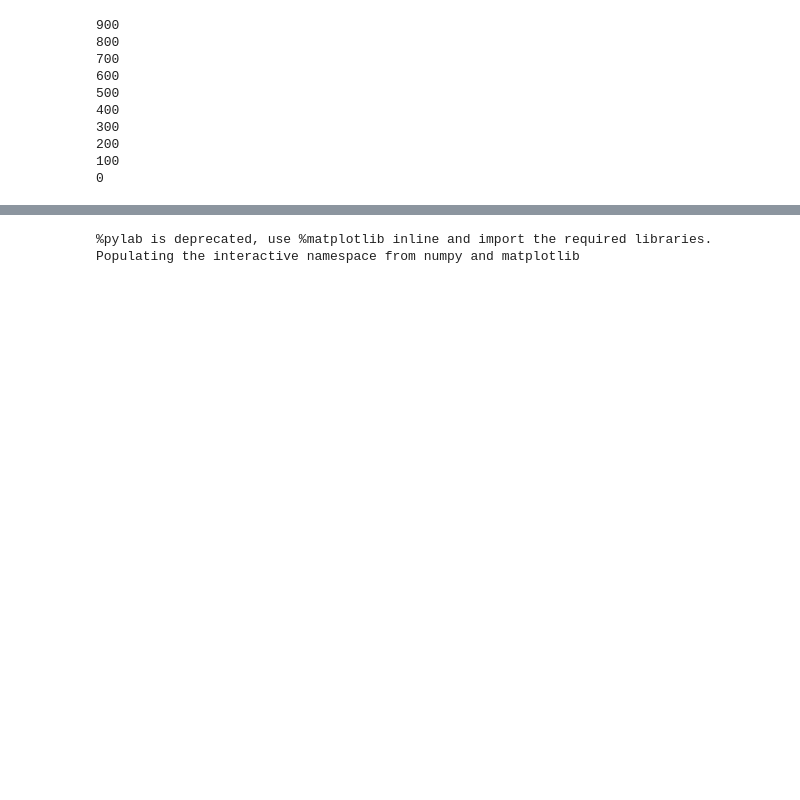
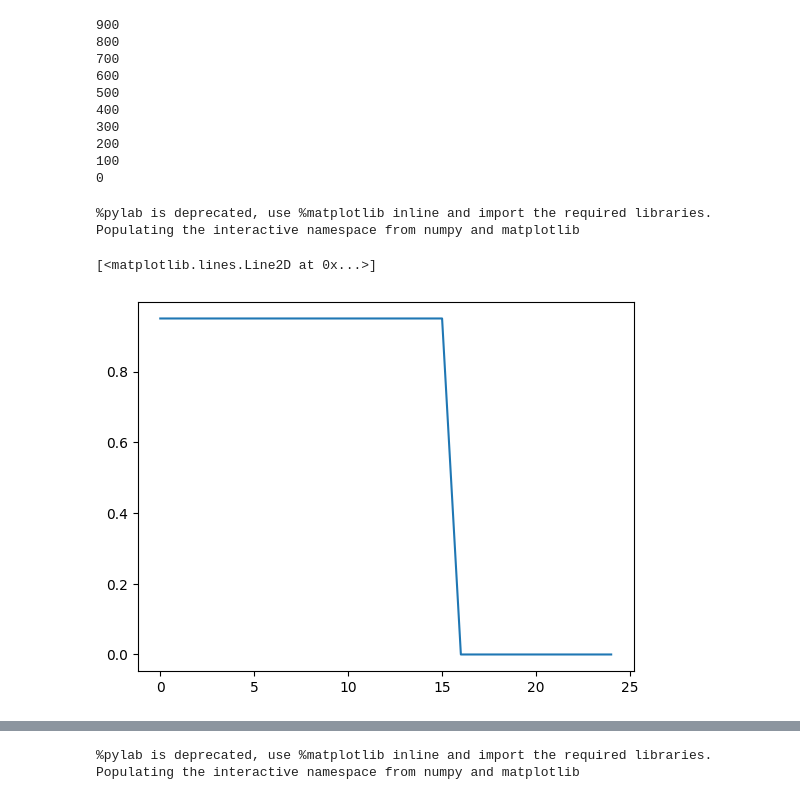
Before and after one commit to TrapSL/Thesis, a Jupyter notebook: Code.ipynb, the cells around one changed output, grey strips where cells are left out. Saved outputs shown, nothing was run; the diff lists cells and outputs as text; code cells hidden in the pictures; blank space fills up the shorter version.

```diff
--- a/Code.ipynb
+++ b/Code.ipynb
@@ -619,9 +619,14 @@ for t in range(T-1,-1,-1):
 # %%
 %pylab inline
 xs=np.arange(0,25,1)
-plt.plot(xs,[V[700,x,100] for x in xs])
+plt.plot(xs,[P[700,x,100] for x in xs])
 
 
 
 #ws=np.arange(50,150,5)
 #plt.plot(ws,[P[600,5,w] for w in ws])
+# %% [output]
+%pylab is deprecated, use %matplotlib inline and import the required libraries.
+Populating the interactive namespace from numpy and matplotlib
+[<matplotlib.lines.Line2D at 0x...>]
+[figure, added]
```
Also changed, not shown: parts of 5 cells of this notebook, 1 other file.
